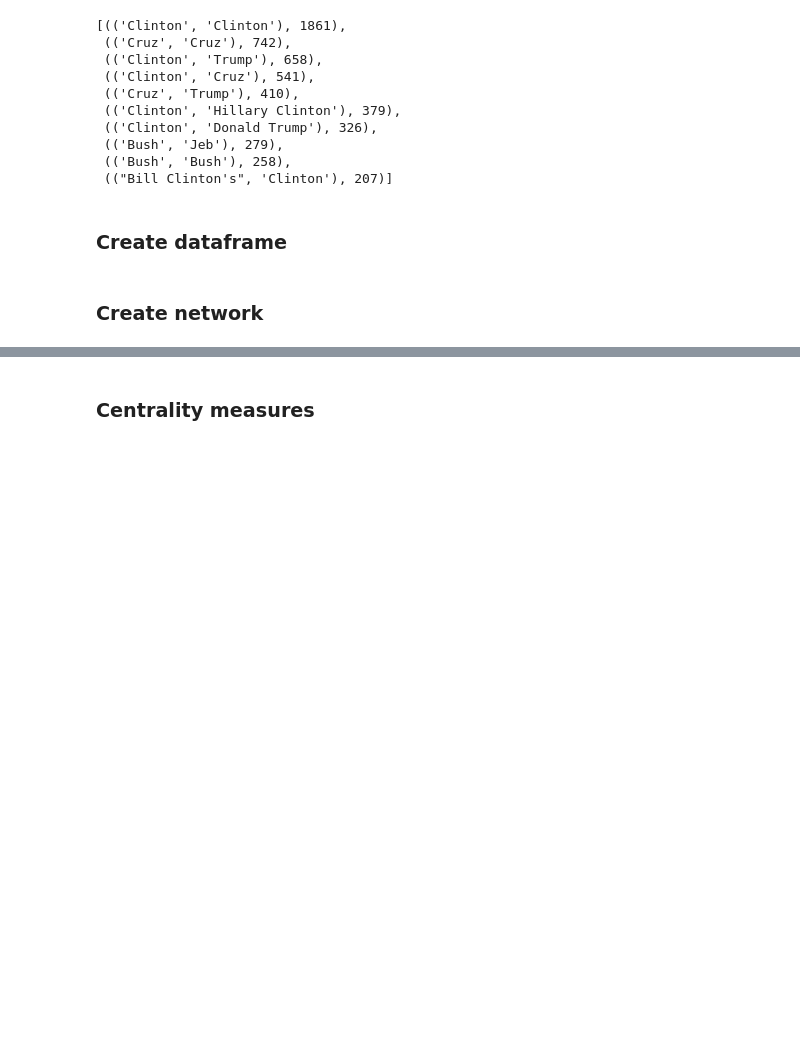
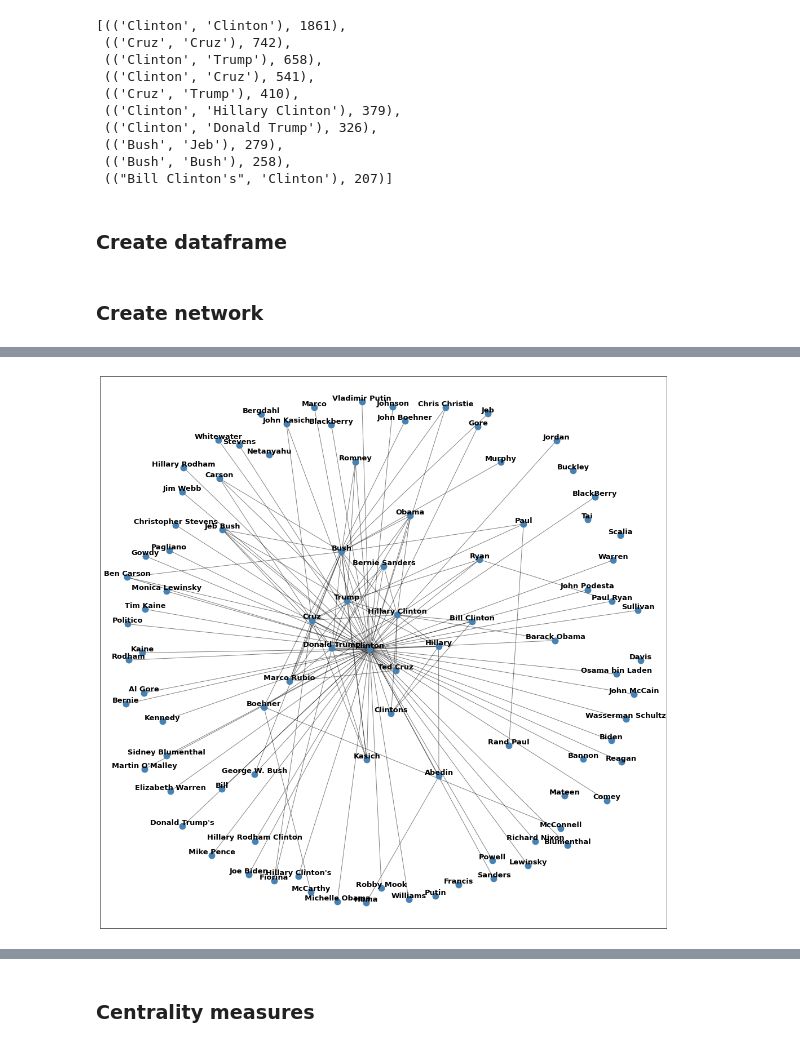
Before and after one commit to NicoleDwe/CDS-language, a Jupyter notebook: notebooks/session6_nd.ipynb, the cells around one changed output, grey strips where cells are left out. Cells and saved outputs as stored; diff of their text form; code cells hidden in the pictures; blank space fills up the shorter version.

Commit message:
session7, edit assignment4 network plot

```diff
--- a/notebooks/session6_nd.ipynb
+++ b/notebooks/session6_nd.ipynb
@@ -105,6 +105,10 @@ filtered_df = edges_df[edges_df["weight"] > 500]
 edges_df.to_csv("../data/weighted_edgelist_realnews.csv")
 # %% [markdown]
 ### Create network
+# %%
+# import saved file
+df = pd.read_csv("../data/weighted_edgelist_realnews.csv")
+filtered_df = df[df["weight"] > 500]
 # %%
 import networkx as nx
 import matplotlib.pyplot as plt
@@ -120,0 +129,9 @@ plt.savefig("network.png", dpi=300, bbox_inches="tight")
+# %%
+plt.figure(figsize=(18,18))
+spring_layout = nx.spring_layout(G, k=math.sqrt(G.order()))
+nx.draw_networkx_labels(G, spring_layout, font_size=13, verticalalignment="bottom", font_weight="semibold")
+nx.draw_networkx_edges(G, spring_layout, alpha = 0.5)
+nx.draw_networkx_nodes(G, spring_layout, node_size=120, node_color="steelblue")
+plt.show()
+# %% [output]
+[figure, added]
```
Also changed, not shown: parts of 3 cells of this notebook, 15 other files.
